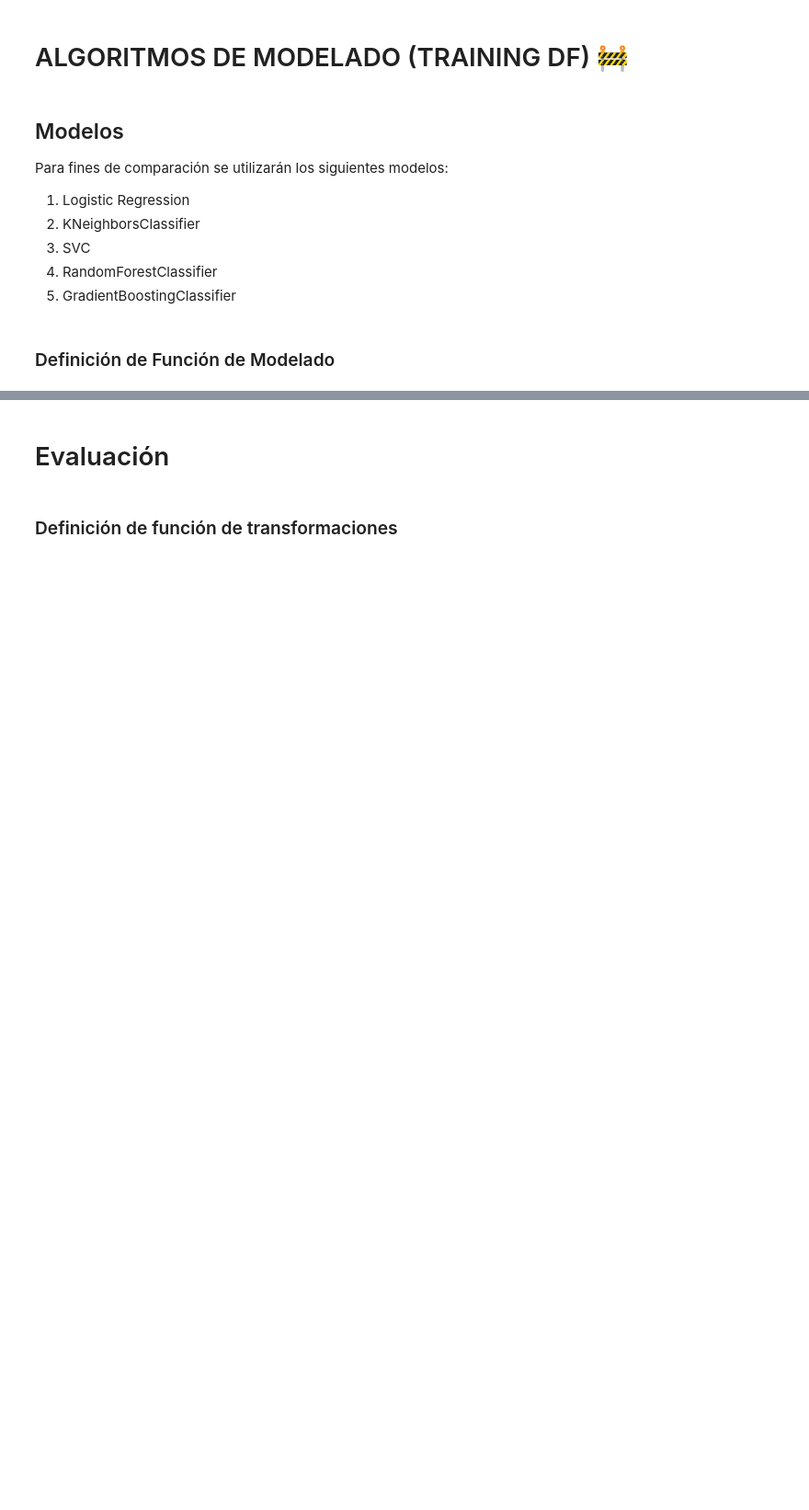
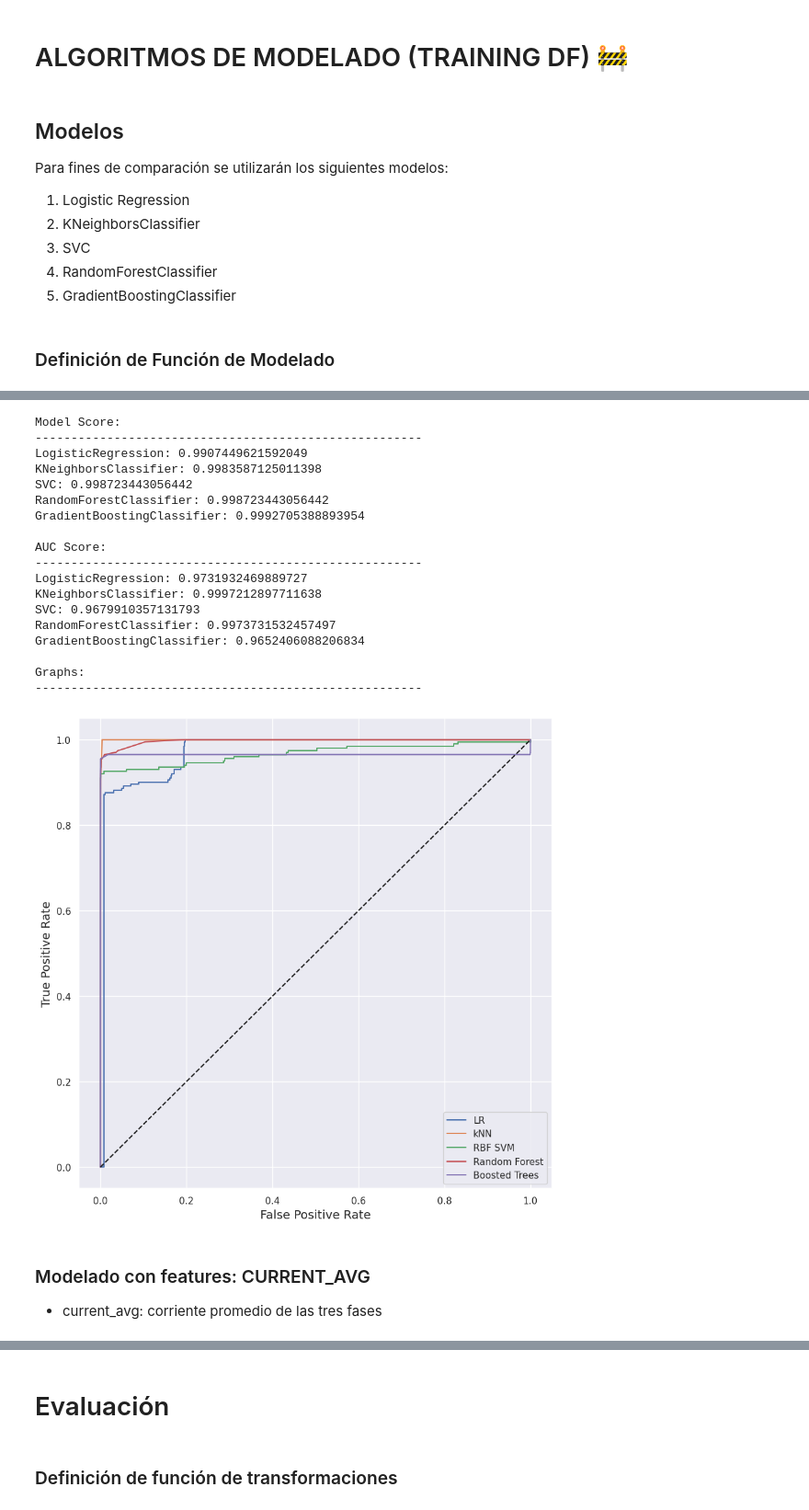
Before and after one commit to FEATURE-ENGINEERING-G3/PROYECTO, a Jupyter notebook: PROYECTO_FASE3.ipynb, the cells around one changed output, grey strips where cells are left out. Shown at 92% size. Cells and saved outputs as stored; diff of their text form; code cells hidden in the pictures; blank space fills up the shorter version.

```diff
--- a/PROYECTO_FASE3.ipynb
+++ b/PROYECTO_FASE3.ipynb
@@ -1179,0 +1195,29 @@ Text(0.04, 0.5, 'True Positive Rate')
+# %%
+data=frj1n_train[['reactive_power']]
+labels=frj1n_train['commute']
+# %%
+modelado(data,labels)
+# %% [output]
+Model Score:
+------------------------------------------------------
+LogisticRegression: 0.9907449621592049
+KNeighborsClassifier: 0.9983587125011398
+SVC: 0.998723443056442
+RandomForestClassifier: 0.998723443056442
+GradientBoostingClassifier: 0.9992705388893954
+
+AUC Score:
+------------------------------------------------------
+LogisticRegression: 0.9731932469889727
+KNeighborsClassifier: 0.9997212897711638
+SVC: 0.9679910357131793
+RandomForestClassifier: 0.9973731532457497
+GradientBoostingClassifier: 0.9652406088206834
+
+Graphs:
+------------------------------------------------------
+[figure, added]
+# %% [markdown]
+### Modelado con features: CURRENT_AVG
+
+*   current_avg: corriente promedio de las tres fases
```
Also changed, not shown: parts of 76 cells of this notebook.
